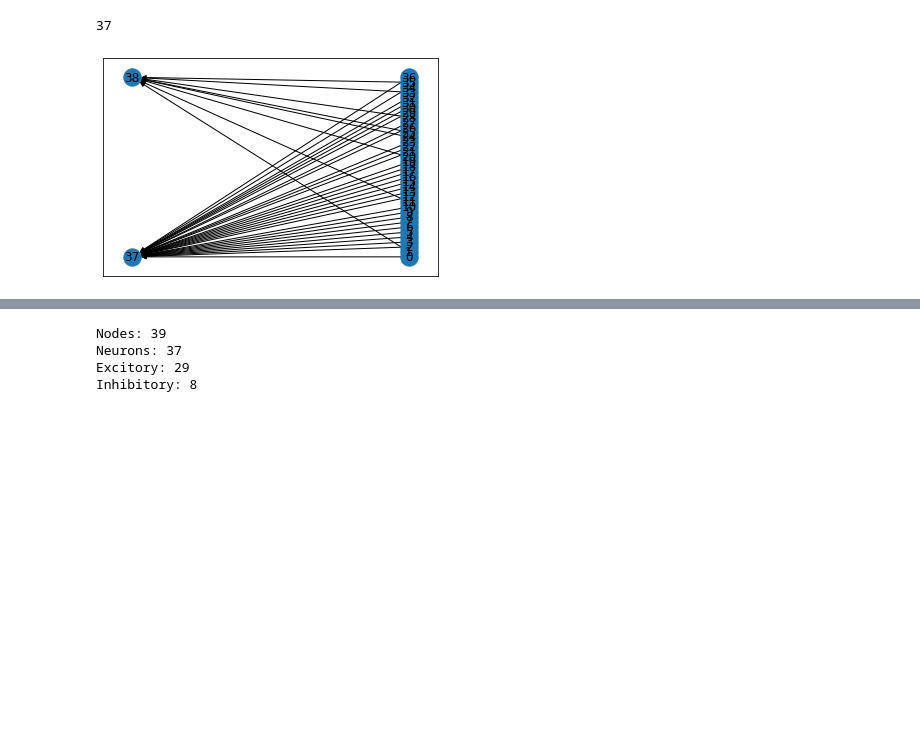
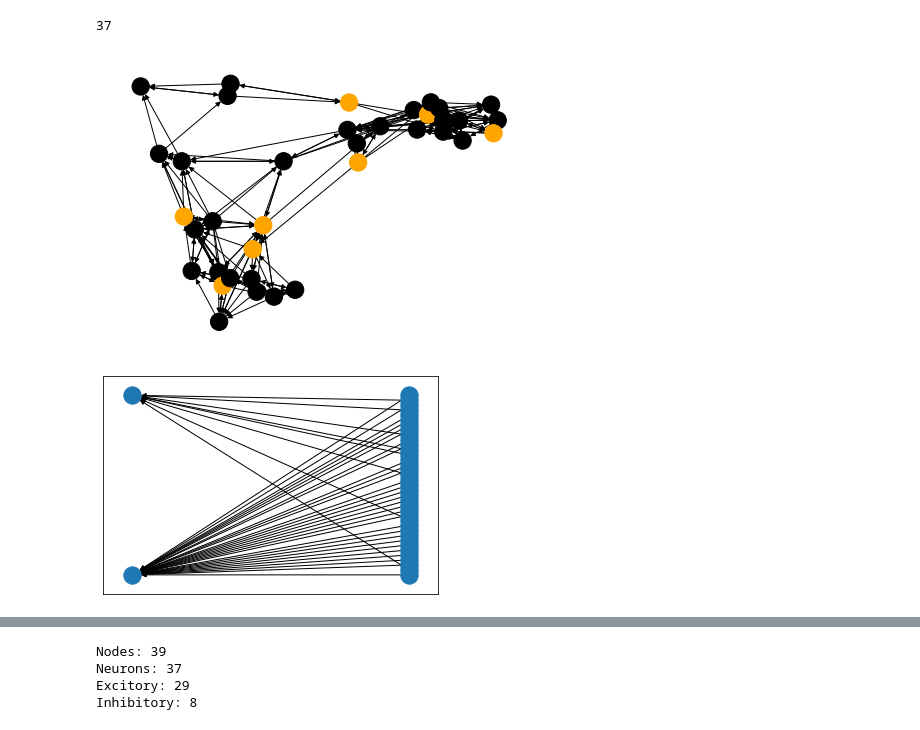
Before and after one commit to rnartallo/randomlygrownnetworks, a Jupyter notebook: initialprojectwork.ipynb, the cells around one changed output, grey strips where cells are left out. Saved outputs shown, nothing was run; the diff lists cells and outputs as text; code cells hidden in the pictures; blank space fills up the shorter version.

Commit message:
Introduced degree distribution and coloured plots for EI graphs

```diff
--- a/initialprojectwork.ipynb
+++ b/initialprojectwork.ipynb
@@ -421,13 +421,34 @@ def starExpansion(EINetwork):
     adjMatrix.append([0] * (len(somaPositions)+2))
     adjMatrix.append([0] * (len(somaPositions)+2))
     return(adjMatrix)
+# %%
+def makeColourHyperGraph(Network):
+    adj = Network[0]
+    nodeInfo = Network[1]
+    colour_map =[]
+    G = nx.DiGraph()
+    for i in range(0,len(nodeInfo)):
+        if nodeInfo[i][2]=="I":
+            colour_map.append("orange")
+        else:
+            colour_map.append("black")
+        for j in range(0,len(nodeInfo)):
+            if adj[i][j] == 1:
+                G.add_edge(i,j)
+    return([G,colour_map])
+def plotColourGraph(G,colour_map):
+    nx.draw(G,node_color=colour_map, with_labels=False)
+    plt.show()
 # %%
 star = starExpansion(EInetwork)
 # %% [output]
 37
 # %%
 starGraph = makeGraph(star)
-# %%
-plotStarGraph(starGraph)
-# %% [output]
-[figure, removed]
+# %%
+colourGraph=makeColourHyperGraph(EInetwork)
+plotColourGraph(colourGraph[0],colourGraph[1])
+plotStarGraph(starGraph)
+# %% [output]
+[figure, added]
+[figure, added]
```
Also changed, not shown: parts of 5 cells of this notebook.
